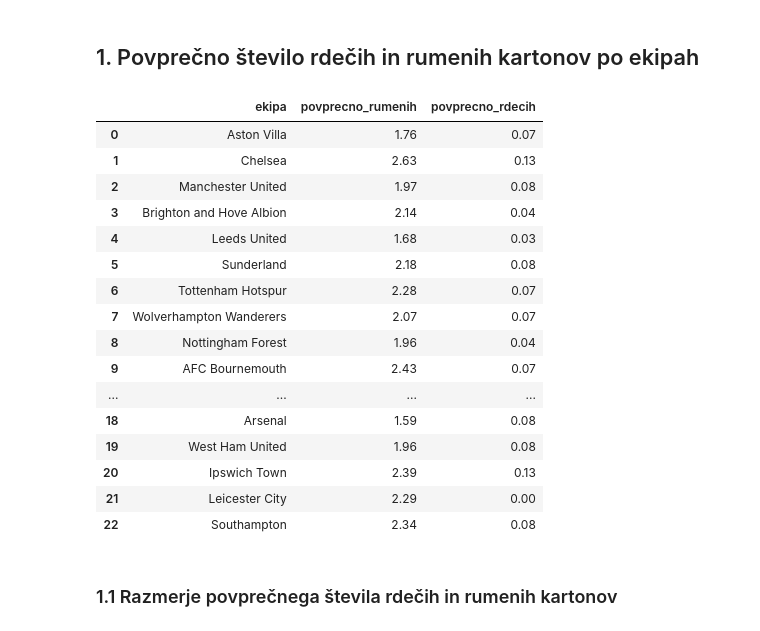
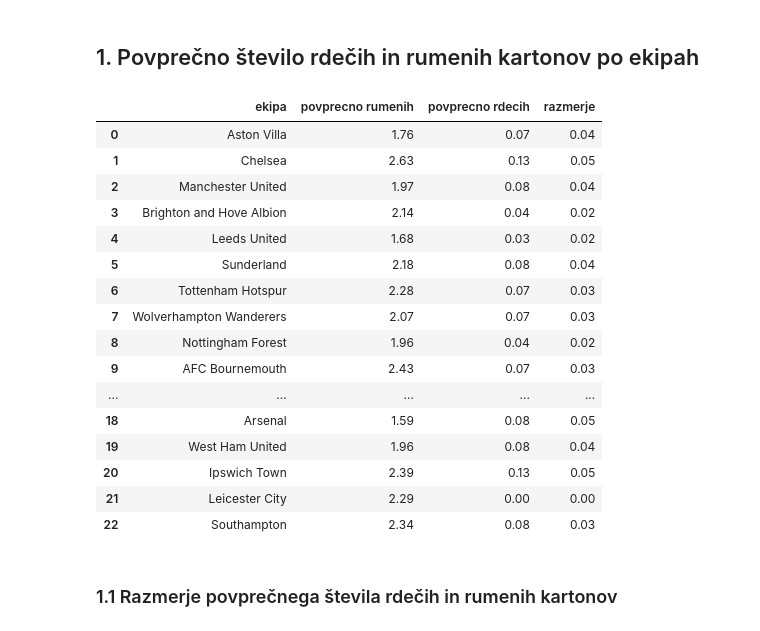
Before and after one commit to KristinaD03/projektna-UVP, a Jupyter notebook: analiza_tekem.ipynb, the cells around one changed output. Cells and saved outputs as stored; diff of their text form; code cells hidden in the pictures.

```diff
--- a/analiza_tekem.ipynb
+++ b/analiza_tekem.ipynb
@@ -10,3 +10,16 @@ tekme.head()
 | 2 | 17 Aug 2025 | Manchester United | 0 | 1 | Arsenal | Patrick Dorgu 85' (Y) | Riccardo Calafiori 42' (Y), David... | ... |
 | 3 | 16 Aug 2025 | Brighton and Hove Albion | 1 | 1 | Fulham | Kaoru Mitoma 60' (Y), Ferdi Kadio... | Calvin Bassey 31' (Y), Tom Cairne... | ... |
 | 4 | 18 Aug 2025 | Leeds United | 1 | 0 | Everton | NaN | Tim Iroegbunam 56' (Y), Carlos Al... | ... |
+# %%
+tekme['datum'] = pd.to_datetime(tekme['datum'], format='%d %b %Y')
+
+sezone = []
+for datum in tekme['datum']:
+    if datum.month >= 8:
+        sezona = str(datum.year) + '/' + str(datum.year + 1)
+    else:
+        sezona = str(datum.year - 1) + '/' + str(datum.year)
+    sezone.append(sezona)
+
+tekme['sezona'] = sezone
+tekme.head()
@@ -398,6 +564,7 @@ ekipe = []
 imena_ekip = []
 seznam_rumenih = []
 seznam_rdecih = []
+seznam_razmerij = []
 
 for ekipa in tekme['domaca_ekipa']:
     if ekipa not in ekipe:
@@ -410,51 +577,55 @@ for ekipa in tekme['gostujoca_ekipa']:
 for ekipa in ekipe:
     rumeni_skupaj = 0
     rdeci_skupaj = 0
     stevilo_tekem = 0
 
     for i in range(len(tekme)):
         if tekme['domaca_ekipa'][i] == ekipa:
             rumeni_skupaj += tekme['rumeni_domaci'][i]
             rdeci_skupaj += tekme['rdeci_domaci'][i]
             stevilo_tekem += 1
 
         if tekme['gostujoca_ekipa'][i] == ekipa:
             rumeni_skupaj += tekme['rumeni_gostje'][i]
             rdeci_skupaj += tekme['rdeci_gostje'][i]
             stevilo_tekem += 1
 
     povp_rumeni = rumeni_skupaj / stevilo_tekem
     povp_rdeci = rdeci_skupaj / stevilo_tekem
+    razmerje = povp_rdeci / povp_rumeni
 
     imena_ekip.append(ekipa)
     seznam_rumenih.append(round(povp_rumeni, 2))
     seznam_rdecih.append(round(povp_rdeci, 2))
+    seznam_razmerij.append(round(razmerje, 2))
 
 
 tabela_kartonov = pd.DataFrame({
     'ekipa': imena_ekip,
-    'povprecno_rumenih': seznam_rumenih,
-    'povprecno_rdecih': seznam_rdecih
+    'povprecno rumenih': seznam_rumenih,
+    'povprecno rdecih': seznam_rdecih,
+    'razmerje':seznam_razmerij
+
 })
 
 tabela_kartonov
 # %% [output]
-|  | ekipa | povprecno_rumenih | povprecno_rdecih |
-| 0 | Aston Villa | 1.76 | 0.07 |
-| 1 | Chelsea | 2.63 | 0.13 |
-| 2 | Manchester United | 1.97 | 0.08 |
-| 3 | Brighton and Hove Albion | 2.14 | 0.04 |
-| 4 | Leeds United | 1.68 | 0.03 |
-| 5 | Sunderland | 2.18 | 0.08 |
-| 6 | Tottenham Hotspur | 2.28 | 0.07 |
-| 7 | Wolverhampton Wanderers | 2.07 | 0.07 |
-| 8 | Nottingham Forest | 1.96 | 0.04 |
-| 9 | AFC Bournemouth | 2.43 | 0.07 |
-| ... | ... | ... | ... |
-| 18 | Arsenal | 1.59 | 0.08 |
-| 19 | West Ham United | 1.96 | 0.08 |
-| 20 | Ipswich Town | 2.39 | 0.13 |
-| 21 | Leicester City | 2.29 | 0.00 |
-| 22 | Southampton | 2.34 | 0.08 |
+|  | ekipa | povprecno rumenih | povprecno rdecih | razmerje |
+| 0 | Aston Villa | 1.76 | 0.07 | 0.04 |
+| 1 | Chelsea | 2.63 | 0.13 | 0.05 |
+| 2 | Manchester United | 1.97 | 0.08 | 0.04 |
+| 3 | Brighton and Hove Albion | 2.14 | 0.04 | 0.02 |
+| 4 | Leeds United | 1.68 | 0.03 | 0.02 |
+| 5 | Sunderland | 2.18 | 0.08 | 0.04 |
+| 6 | Tottenham Hotspur | 2.28 | 0.07 | 0.03 |
+| 7 | Wolverhampton Wanderers | 2.07 | 0.07 | 0.03 |
+| 8 | Nottingham Forest | 1.96 | 0.04 | 0.02 |
+| 9 | AFC Bournemouth | 2.43 | 0.07 | 0.03 |
+| ... | ... | ... | ... | ... |
+| 18 | Arsenal | 1.59 | 0.08 | 0.05 |
+| 19 | West Ham United | 1.96 | 0.08 | 0.04 |
+| 20 | Ipswich Town | 2.39 | 0.13 | 0.05 |
+| 21 | Leicester City | 2.29 | 0.00 | 0.00 |
+| 22 | Southampton | 2.34 | 0.08 | 0.03 |
 # %% [markdown]
 ### 1.1 Razmerje povprečnega števila rdečih in rumenih kartonov
```
Also changed, not shown: parts of 42 cells of this notebook.
